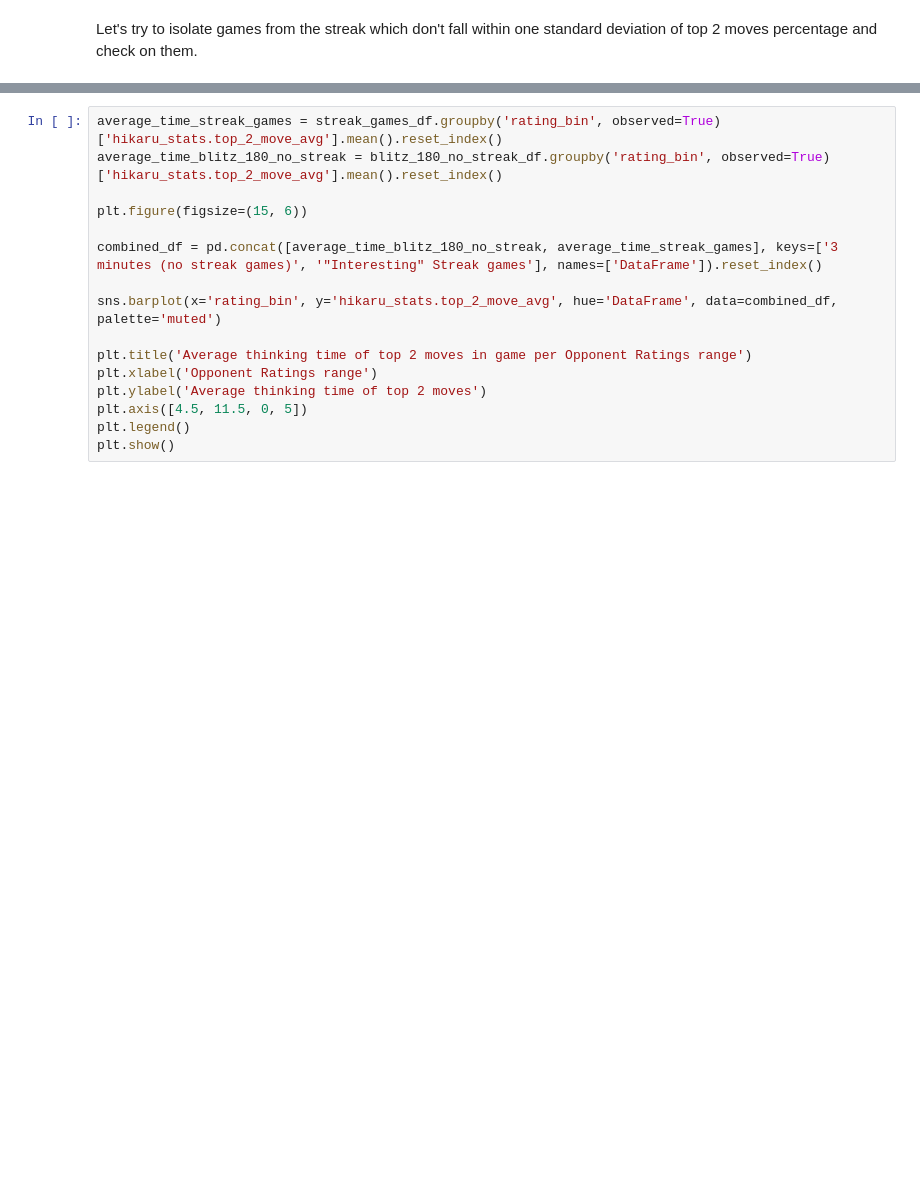
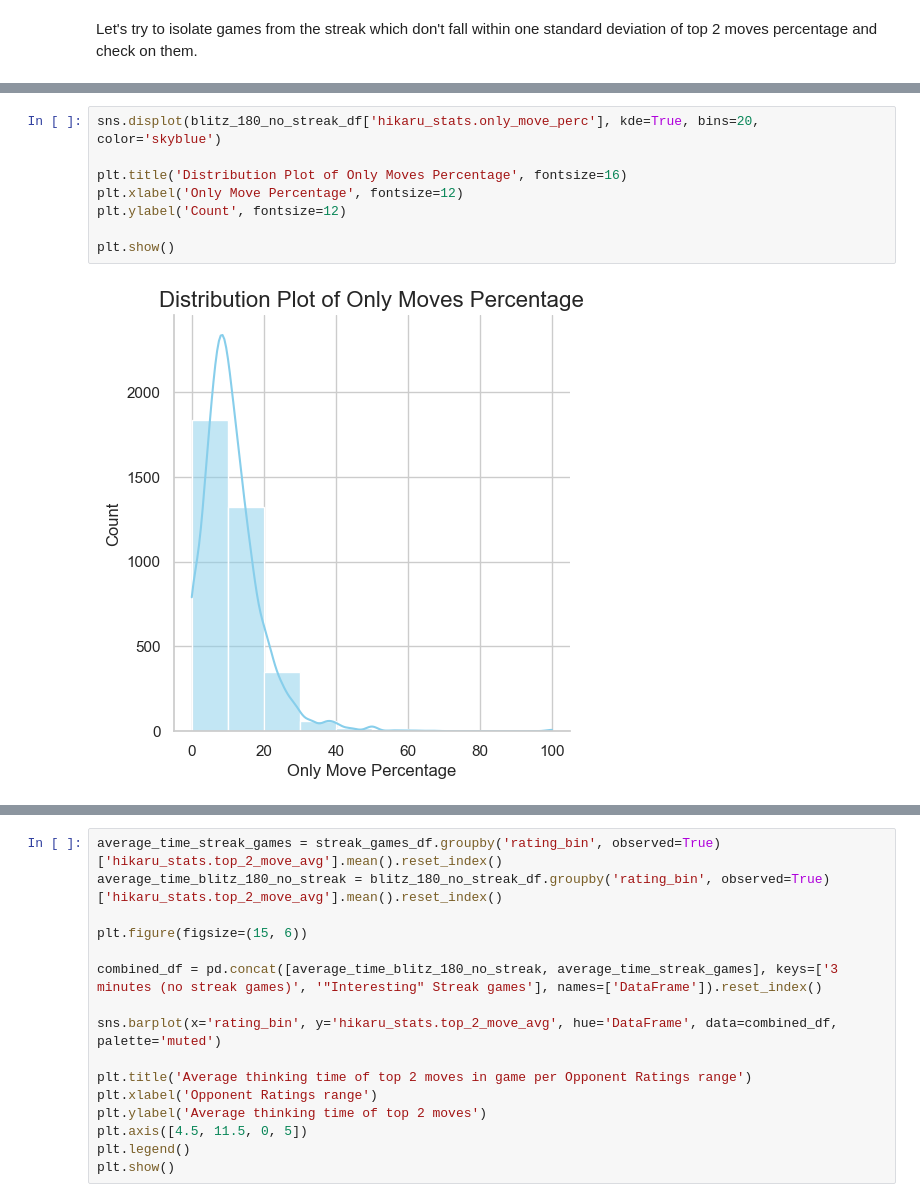
Before and after one commit to vzornic/hikaru-interesting-analysis, a Jupyter notebook: analysis.ipynb, the cells around one changed output, grey strips where cells are left out. Cells and saved outputs as stored; diff of their text form; blank space fills up the shorter version.

```diff
--- a/analysis.ipynb
+++ b/analysis.ipynb
@@ -657,0 +630,10 @@ First let's switch to check stats average time taken for making one of the top t
+# %%
+sns.displot(blitz_180_no_streak_df['hikaru_stats.only_move_perc'], kde=True, bins=20, color='skyblue')
+
+plt.title('Distribution Plot of Only Moves Percentage', fontsize=16)
+plt.xlabel('Only Move Percentage', fontsize=12)
+plt.ylabel('Count', fontsize=12)
+
+plt.show()
+# %% [output]
+[figure, added]
```
Also changed, not shown: parts of 51 cells of this notebook, 2 other files.
